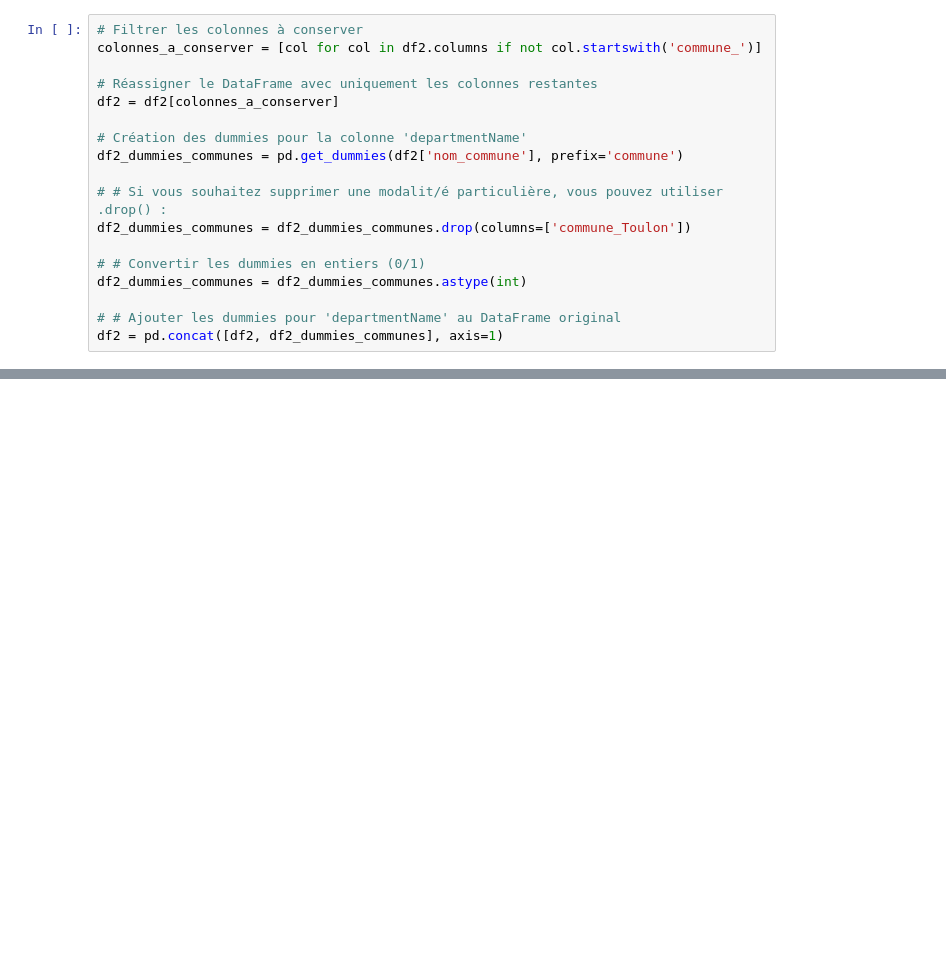
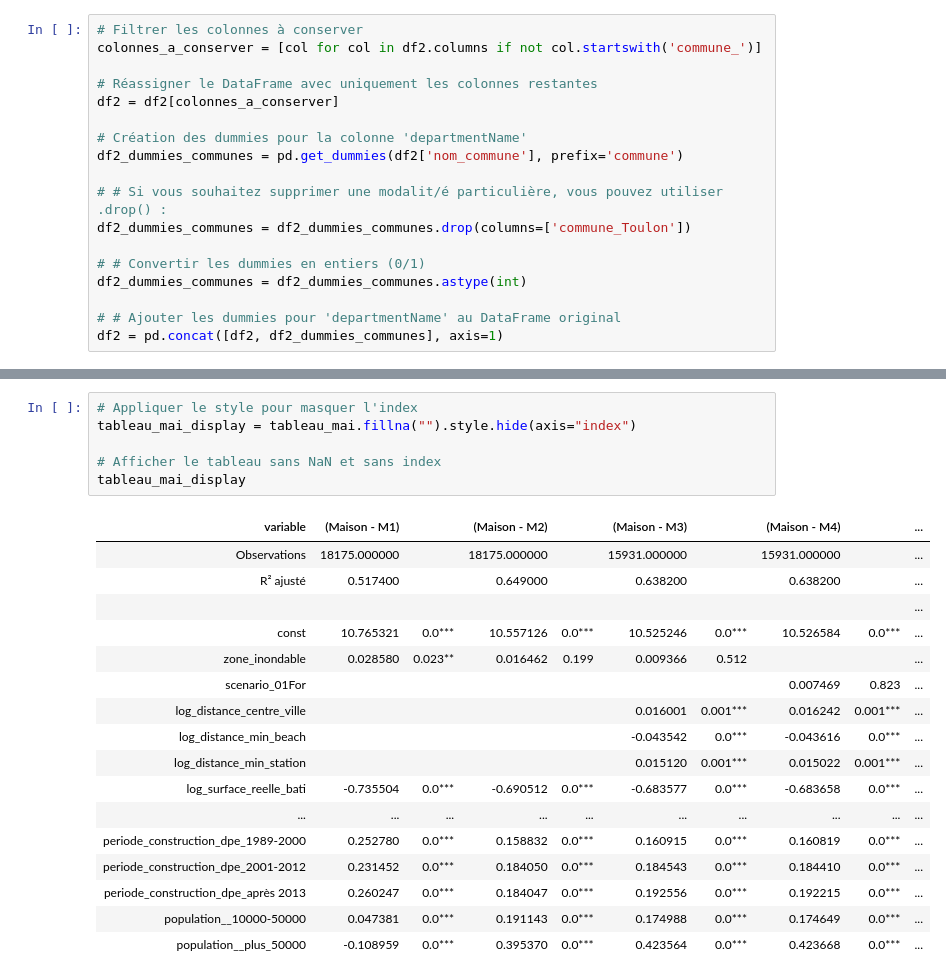
Before and after one commit to fjacquetin/projet_python, a Jupyter notebook: 6.modelisation.ipynb, the cells around one changed output, grey strips where cells are left out. Cells and saved outputs as stored; diff of their text form; blank space fills up the shorter version.

```diff
--- a/6.modelisation.ipynb
+++ b/6.modelisation.ipynb
@@ -670,0 +697,24 @@ tableau_app_display
+# %%
+# Appliquer le style pour masquer l'index
+tableau_mai_display = tableau_mai.fillna("").style.hide(axis="index")
+
+# Afficher le tableau sans NaN et sans index
+tableau_mai_display
+# %% [output]
+| variable | (Maison - M1) |  | (Maison - M2) |  | (Maison - M3) |  | (Maison - M4) |  | ... |
+| Observations | 18175.000000 |  | 18175.000000 |  | 15931.000000 |  | 15931.000000 |  | ... |
+| R² ajusté | 0.517400 |  | 0.649000 |  | 0.638200 |  | 0.638200 |  | ... |
+|  |  |  |  |  |  |  |  |  | ... |
+| const | 10.765321 | 0.0*** | 10.557126 | 0.0*** | 10.525246 | 0.0*** | 10.526584 | 0.0*** | ... |
+| zone_inondable | 0.028580 | 0.023** | 0.016462 | 0.199 | 0.009366 | 0.512 |  |  | ... |
+| scenario_01For |  |  |  |  |  |  | 0.007469 | 0.823 | ... |
+| log_distance_centre_ville |  |  |  |  | 0.016001 | 0.001*** | 0.016242 | 0.001*** | ... |
+| log_distance_min_beach |  |  |  |  | -0.043542 | 0.0*** | -0.043616 | 0.0*** | ... |
+| log_distance_min_station |  |  |  |  | 0.015120 | 0.001*** | 0.015022 | 0.001*** | ... |
+| log_surface_reelle_bati | -0.735504 | 0.0*** | -0.690512 | 0.0*** | -0.683577 | 0.0*** | -0.683658 | 0.0*** | ... |
+| ... | ... | ... | ... | ... | ... | ... | ... | ... | ... |
+| periode_construction_dpe_1989-2000 | 0.252780 | 0.0*** | 0.158832 | 0.0*** | 0.160915 | 0.0*** | 0.160819 | 0.0*** | ... |
+| periode_construction_dpe_2001-2012 | 0.231452 | 0.0*** | 0.184050 | 0.0*** | 0.184543 | 0.0*** | 0.184410 | 0.0*** | ... |
+| periode_construction_dpe_après 2013 | 0.260247 | 0.0*** | 0.184047 | 0.0*** | 0.192556 | 0.0*** | 0.192215 | 0.0*** | ... |
+| population__10000-50000 | 0.047381 | 0.0*** | 0.191143 | 0.0*** | 0.174988 | 0.0*** | 0.174649 | 0.0*** | ... |
+| population__plus_50000 | -0.108959 | 0.0*** | 0.395370 | 0.0*** | 0.423564 | 0.0*** | 0.423668 | 0.0*** | ... |
```
Also changed, not shown: parts of 6 cells of this notebook, 2 other files.
